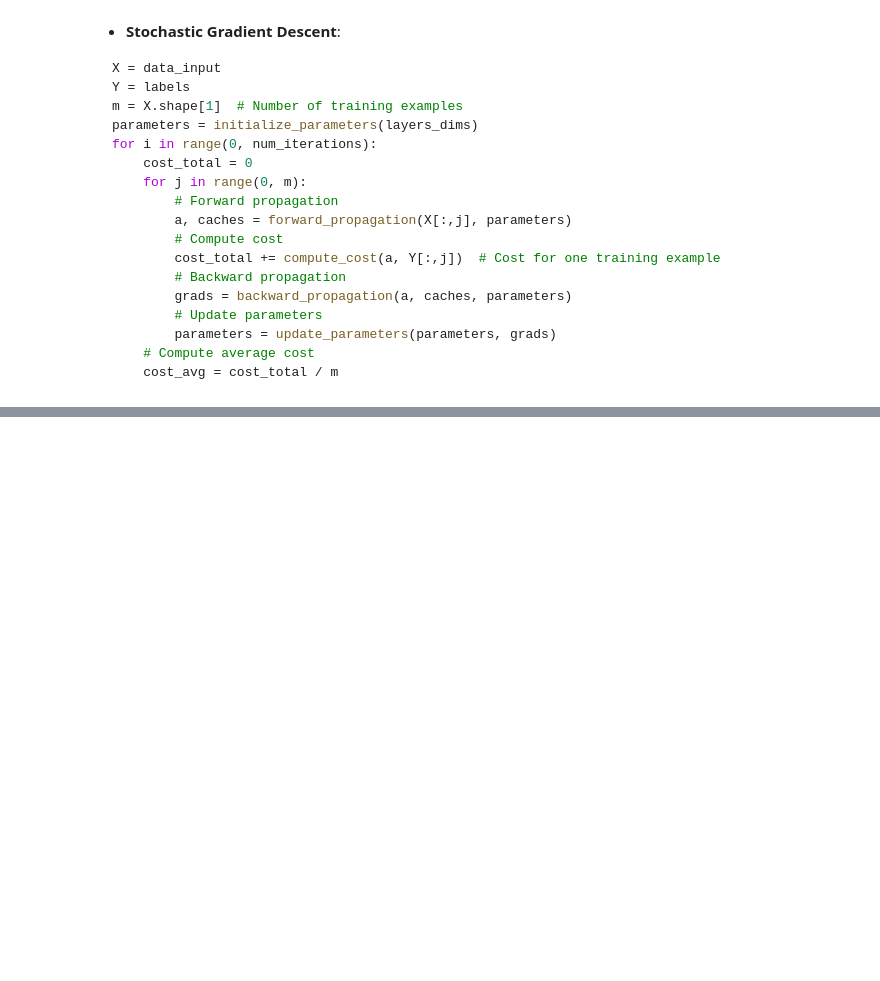
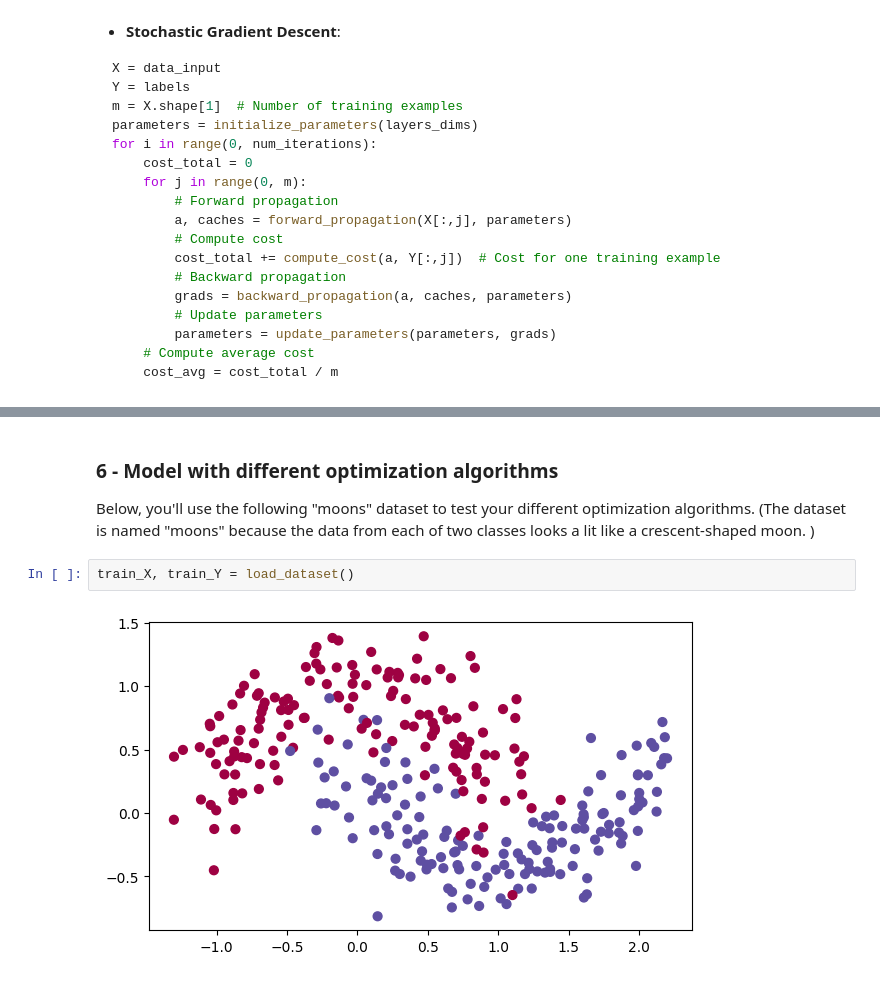
Before and after one commit to Donner886/Deep-learning, a Jupyter notebook: Chapter02-Hyper-parameters-fine-Tuning/W2A1/Optimization_methods_ddma.ipynb, the cells around one changed output, grey strips where cells are left out. Cells and saved outputs as stored; diff of their text form; blank space fills up the shorter version.

```diff
--- a/Chapter02-Hyper-parameters-fine-Tuning/W2A1/Optimization_methods_ddma.ipynb
+++ b/Chapter02-Hyper-parameters-fine-Tuning/W2A1/Optimization_methods_ddma.ipynb
@@ -225,0 +704,8 @@ for k in (0 , 5):
+# %% [markdown]
+### 6 - Model with different optimization algorithms
+
+Below, you'll use the following "moons" dataset to test your different optimization algorithms. (The dataset is named "moons" because the data from each of two classes looks a lit like a crescent-shaped moon. )
+# %%
+train_X, train_Y = load_dataset()
+# %% [output]
+[figure, added]
```
Also changed, not shown: parts of 49 cells of this notebook, 4 other files.
